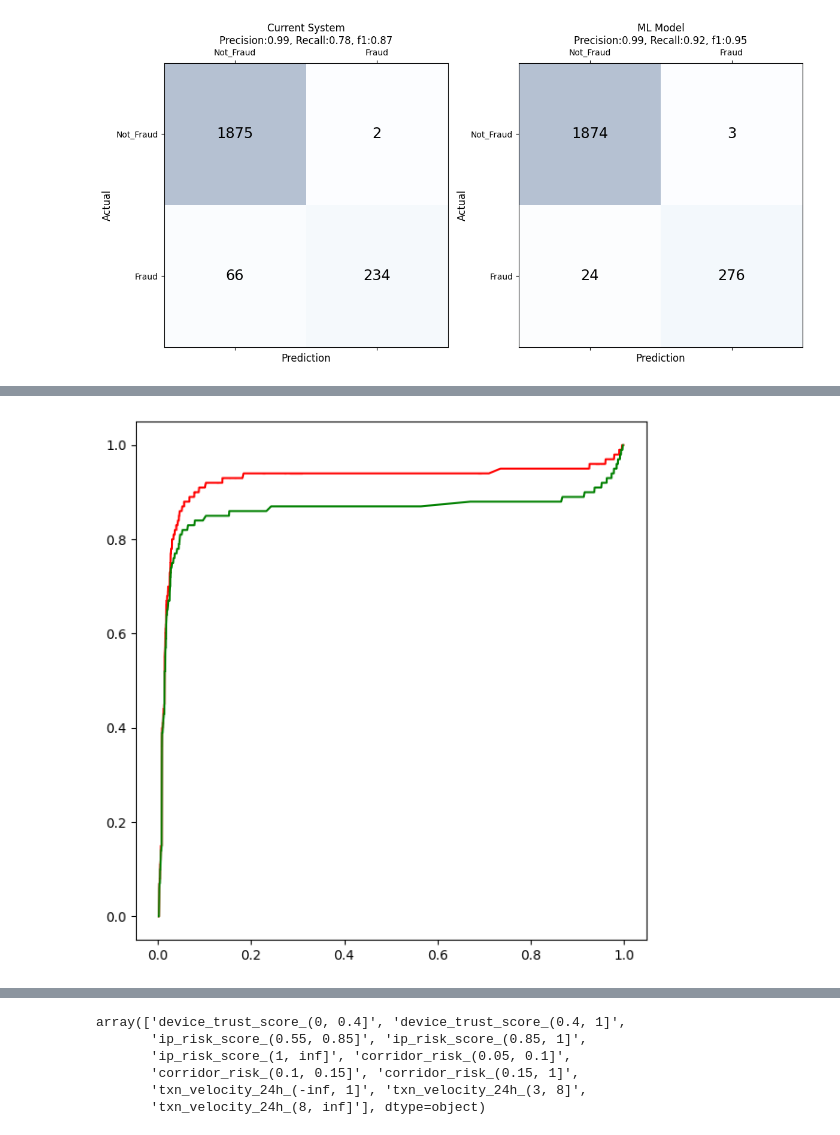
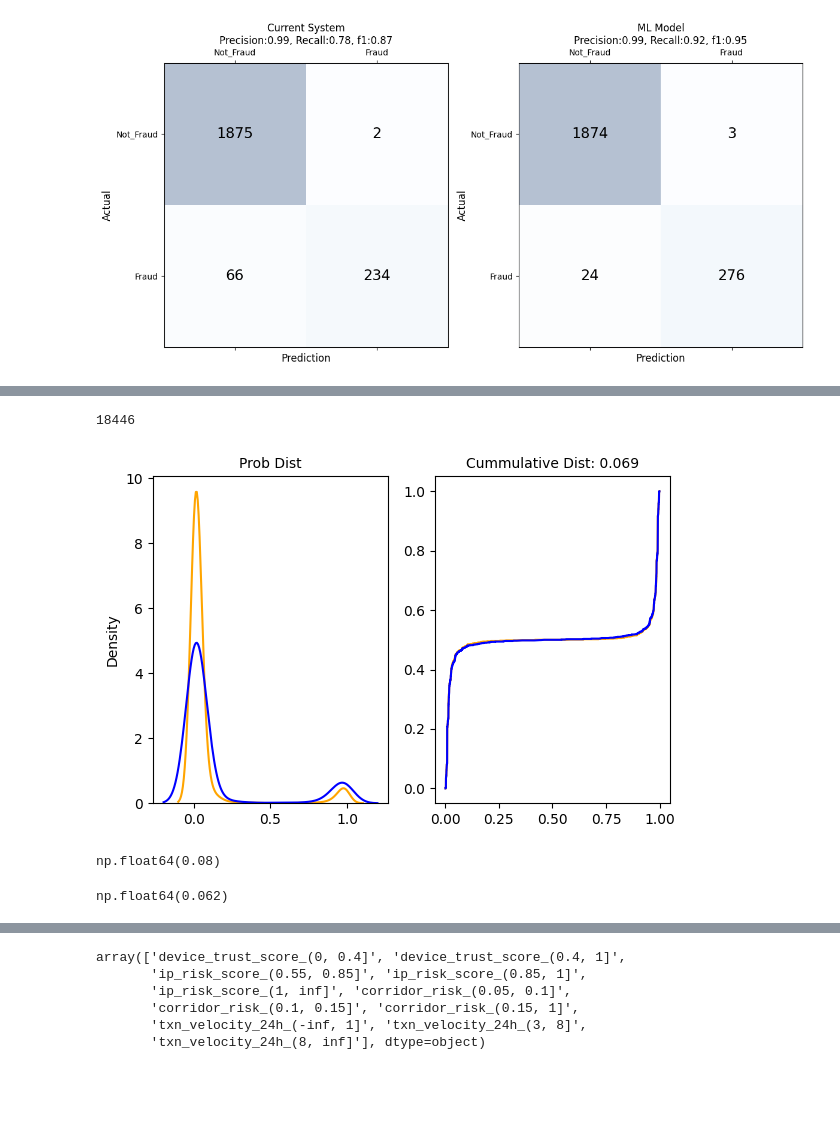
Before and after one commit to sarbol/Financial_Transaction_Fraud_Detection, a Jupyter notebook: notebooks/02_feature_engineering_modelling.ipynb, the cells around one changed output, grey strips where cells are left out. Drawn from its saved outputs; the diff is of its cells as text; code cells hidden in the pictures; blank space fills up the shorter version.

```diff
--- a/notebooks/02_feature_engineering_modelling.ipynb
+++ b/notebooks/02_feature_engineering_modelling.ipynb
@@ -2077,0 +2159,23 @@ plt.show()
+# %%
+simple_rf_pipeline = Pipeline(
+    steps = [
+        ("preprocessor", simple_preprocessing),
+        ("model", RandomForestClassifier(
+            random_state = 42,
+            n_jobs = -1
+        ))
+    ]
+)
+
+
+simple_grid_search = GridSearchCV(
+    estimator = simple_rf_pipeline,
+    param_grid = param_grid,
+    scoring = "roc_auc",
+    cv = 5,
+    n_jobs = -1,
+    verbose = 2,
+    return_train_score = True
+)
+# %%
+simple_grid_search.fit(pred_df, train_valid_df.is_fraud)
@@ -2079,5 +2515,6 @@ plt.show()
 train_fraud_risk = logistic_pipeline.predict_proba(pred_df)
 test_fraud_risk = logistic_pipeline.predict_proba(test_df.loc[:, predictors])
 
-train_size = len(train_fraud_risk)
-test_size = len(test_fraud_risk)
+fraud_risk = np.unique(np.concat([train_fraud_risk, test_fraud_risk]))
+# %% [output]
+18446
@@ -2087,13 +2521,30 @@ sort_test_fraud_risk = np.sort(test_fraud_risk[:, 1])
 # %%
-test_cumm = [round(sort_test_fraud_risk[sort_test_fraud_risk <= p].size / test_size, 2)  for p in sort_test_fraud_risk]
-train_cumm = [round(sort_train_fraud_risk[sort_train_fraud_risk <= p].size / train_size, 2)  for p in sort_train_fraud_risk]
+cdf_train = np.array([round(train_fraud_risk[train_fraud_risk <= p].size / train_fraud_risk.size, 3) for p in fraud_risk])
+cdf_test = np.array([round(test_fraud_risk[test_fraud_risk <= p].size / test_fraud_risk.size, 3) for p in fraud_risk])
+
+
+max_ = np.max(np.abs(cdf_train - cdf_test)).round(3)
 # %%
-fig, ax = plt.subplots(figsize = (6, 6))
+fig, ax = plt.subplots(1, 2, figsize = (6, 4))
 
-sns.lineplot(x = sort_train_fraud_risk, y = train_cumm, color = "red", ax = ax)
-sns.lineplot(x = sort_test_fraud_risk, y = test_cumm, color = "green", ax = ax)
+sns.kdeplot(train_fraud_risk[:, 1], color = "orange", ax = ax[0])
+sns.kdeplot(test_fraud_risk[:, 1], color = "blue", ax = ax[0])
+
+sns.lineplot(x = fraud_risk, y = cdf_train, color = "orange", ax = ax[1])
+sns.lineplot(x = fraud_risk, y = cdf_test, color = "blue", ax = ax[1])
+
+ax[0].set_title("Prob Dist", fontsize = 10)
+ax[1].set_title(f"Cummulative Dist: {max_}", fontsize = 10)
 
 plt.tight_layout()
 plt.show()
 # %% [output]
-[figure, old version]
+[figure, new version]
+# %%
+np.max(np.abs(test_cumm - train_cumm)).round(3)
+# %% [output]
+np.float64(0.08)
+# %%
+(test_df.is_fraud.mean() - train_valid_df.is_fraud.mean()).round(3)
+# %% [output]
+np.float64(0.062)
```
Also changed, not shown: parts of 41 cells of this notebook.
